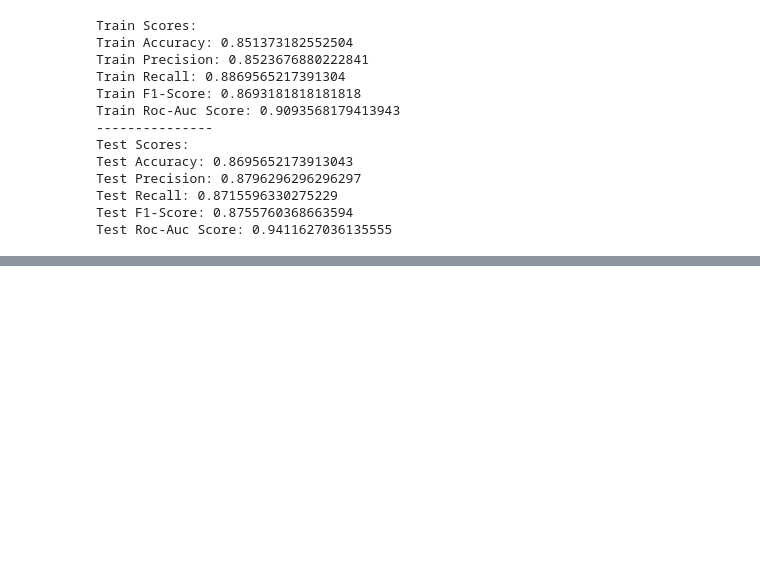
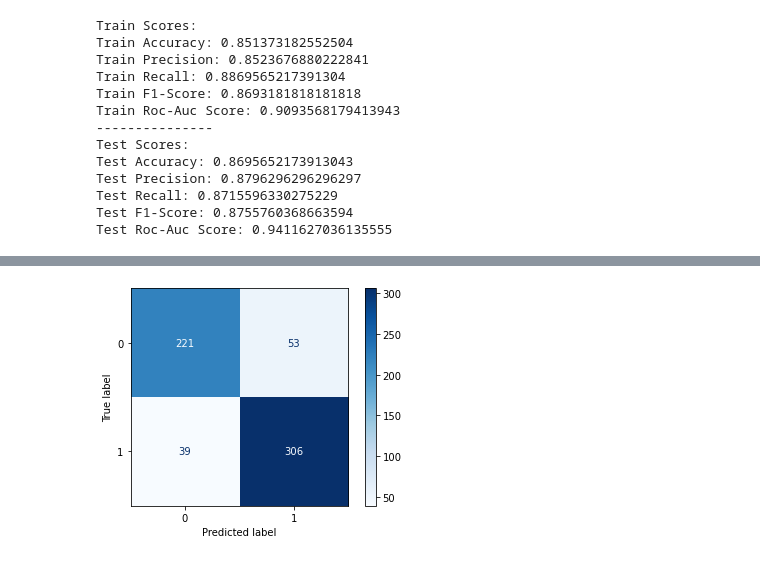
Before and after one commit to PattiCakes59/Predicting-Heart-Disease, a Jupyter notebook: Heart_Failure.ipynb, the cells around one changed output, grey strips where cells are left out. Cells and saved outputs as stored; diff of their text form; code cells hidden in the pictures; blank space fills up the shorter version.

```diff
--- a/Heart_Failure.ipynb
+++ b/Heart_Failure.ipynb
@@ -612,0 +630,7 @@ Test Roc-Auc Score: 0.9411627036135555
+# %%
+#Our final model
+final_pipe = Pipeline(steps=[
+    ('preprocessor', preprocessor),
+    ('rfc_final', RandomForestClassifier(random_state=42, class_weight='balanced',
+                                         max_depth=35, min_samples_leaf=10, n_estimators=50))
+])
@@ -612,0 +650,3 @@ Test Roc-Auc Score: 0.9411627036135555
+# %%
+#Fit final model to all of the training data
+final_pipe.fit(X_train, y_train)
@@ -612,0 +672,7 @@ Test Roc-Auc Score: 0.9411627036135555
+# %%
+#Visualize Confusion Matrix with correct labels and better colors
+plot_confusion_matrix(final_pipe, X_train, y_train,
+                      #display_labels = ['well needs repair','well is functional'],
+                      cmap='Blues');
+# %% [output]
+[figure, added]
```
Also changed, not shown: parts of 13 cells of this notebook.
